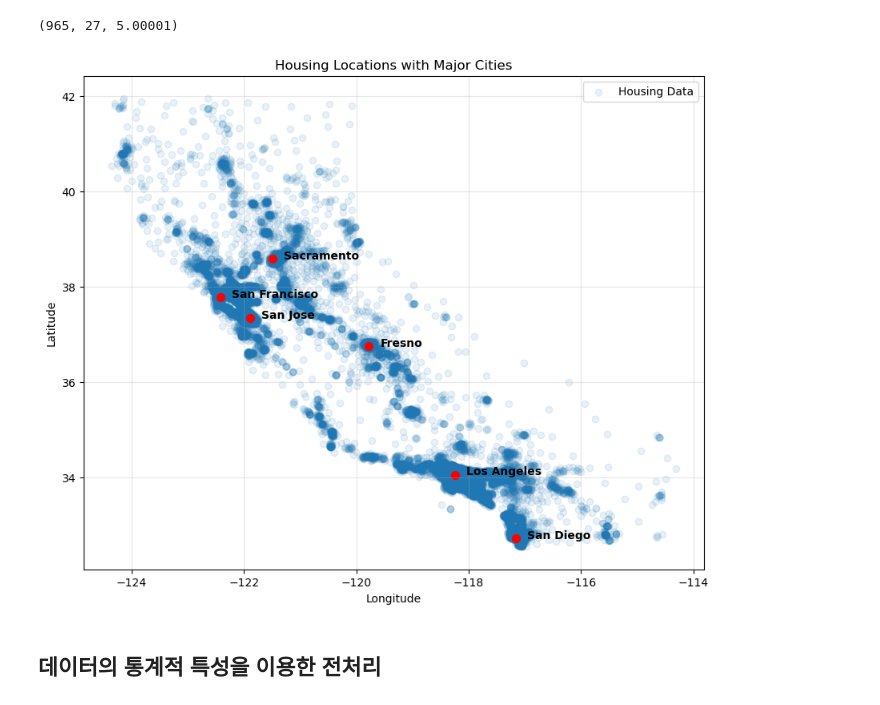
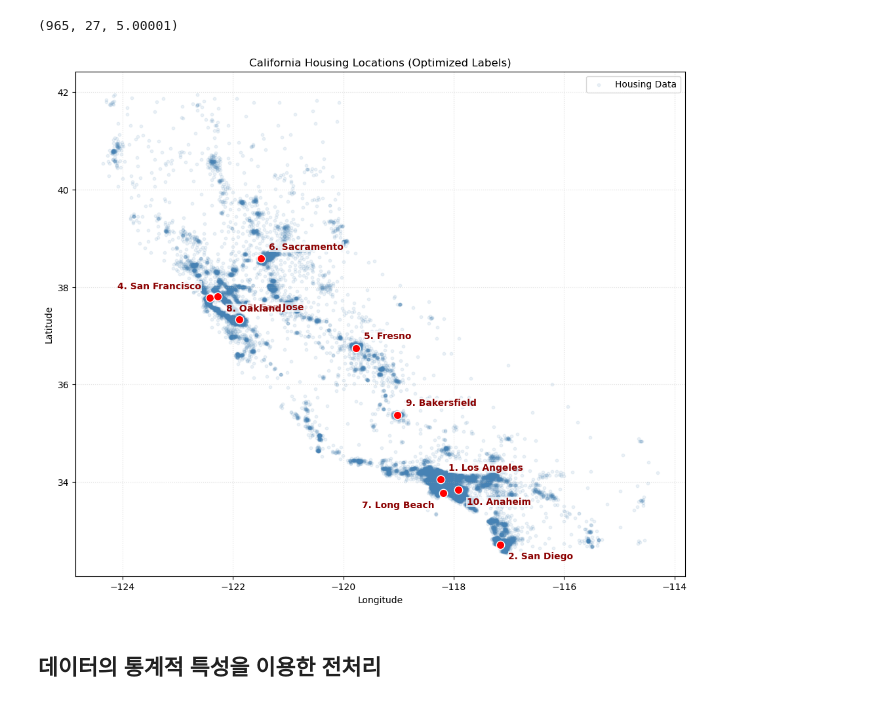
Before and after one commit to cherrima/hipython, a Jupyter notebook: Learning/12_california_housing.ipynb, the cells around one changed output. Saved outputs shown, nothing was run; the diff lists cells and outputs as text; code cells hidden in the pictures.

```diff
--- a/Learning/12_california_housing.ipynb
+++ b/Learning/12_california_housing.ipynb
@@ -104,33 +104,49 @@ len(house_df[house_df['Price'] > 5.0]), len(house_df[house_df['Price'] == 5.0]),
 # %%
 import matplotlib.pyplot as plt
 
-# 1. 기존 데이터 시각화
-plt.figure(figsize=(10, 8))
-plt.scatter(house_df['Longitude'], house_df['Latitude'], alpha=0.1, label='Housing Data')
+plt.figure(figsize=(12, 10))
+# 1. 배경 데이터 (청색)
+plt.scatter(house_df['Longitude'], house_df['Latitude'],
+            alpha=0.1, color='steelblue', s=10, label='Housing Data')
 
-# 2. 주요 도시 좌표 데이터 정의
-cities = {
-    'San Francisco': [-122.4194, 37.7749],
-    'Los Angeles': [-118.2437, 34.0522],
-    'Sacramento': [-121.4944, 38.5816],
-    'San Diego': [-117.1611, 32.7157],
-    'San Jose': [-121.8863, 37.3382],
-    'Fresno': [-119.7726, 36.7468]
+# 2. 10대 도시 데이터 (가독성을 위한 오프셋 설정 포함)
+# [경도, 위도, 수평정렬(ha), 수직정렬(va), 설명]
+top_10_cities = {
+    '1. Los Angeles': [-118.2437, 34.0522, 'left', 'bottom'],
+    '2. San Diego': [-117.1611, 32.7157, 'left', 'top'],
+    '3. San Jose': [-121.8863, 37.3382, 'left', 'bottom'],
+    '4. San Francisco': [-122.4194, 37.7749, 'right', 'bottom'],
+    '5. Fresno': [-119.7726, 36.7468, 'left', 'bottom'],
+    '6. Sacramento': [-121.4944, 38.5816, 'left', 'bottom'],
+    '7. Long Beach': [-118.1937, 33.7701, 'right', 'top'],
+    '8. Oakland': [-122.2711, 37.8044, 'left', 'top'],
+    '9. Bakersfield': [-119.0187, 35.3733, 'left', 'bottom'],
+    '10. Anaheim': [-117.9145, 33.8366, 'left', 'top']
 }
 
-# 3. 도시 위치 표시 및 텍스트 추가
-for city, pos in cities.items():
-    plt.scatter(pos[0], pos[1], color='red', s=50) # 도시 위치를 빨간 점으로 표시
-    plt.text(pos[0] + 0.2, pos[1], city, fontsize=10, fontweight='bold') # 도시 이름 표시
+# 3. 도시 위치 표시 및 겹침 방지 레이블링
+for city, info in top_10_cities.items():
+    lon, lat, ha, va = info
+    plt.scatter(lon, lat, color='red', s=80, edgecolors='white', zorder=10)
+
+    # 텍스트 위치를 ha, va 설정에 따라 미세 조정
+    dist = 0.15
+    text_lon = lon - dist if ha == 'right' else lon + dist
+    text_lat = lat - dist if va == 'top' else lat + dist
+
+    plt.text(text_lon, text_lat, city,
+             fontsize=10, fontweight='bold', color='darkred',
+             ha=ha, va=va, zorder=11,
+             bbox=dict(facecolor='white', alpha=0.7, edgecolor='none', pad=0.5))
 
 plt.xlabel('Longitude')
 plt.ylabel('Latitude')
-plt.title('Housing Locations with Major Cities')
-plt.grid(True, alpha=0.3)
-plt.legend()
+plt.title('California Housing Locations (Optimized Labels)')
+plt.grid(True, linestyle=':', alpha=0.4)
+plt.legend(loc='upper right')
 plt.show()
 # %% [output]
-[figure, old version]
+[figure, new version]
 # %% [markdown]
 ## 데이터의 통계적 특성을 이용한 전처리
 # %%
```
